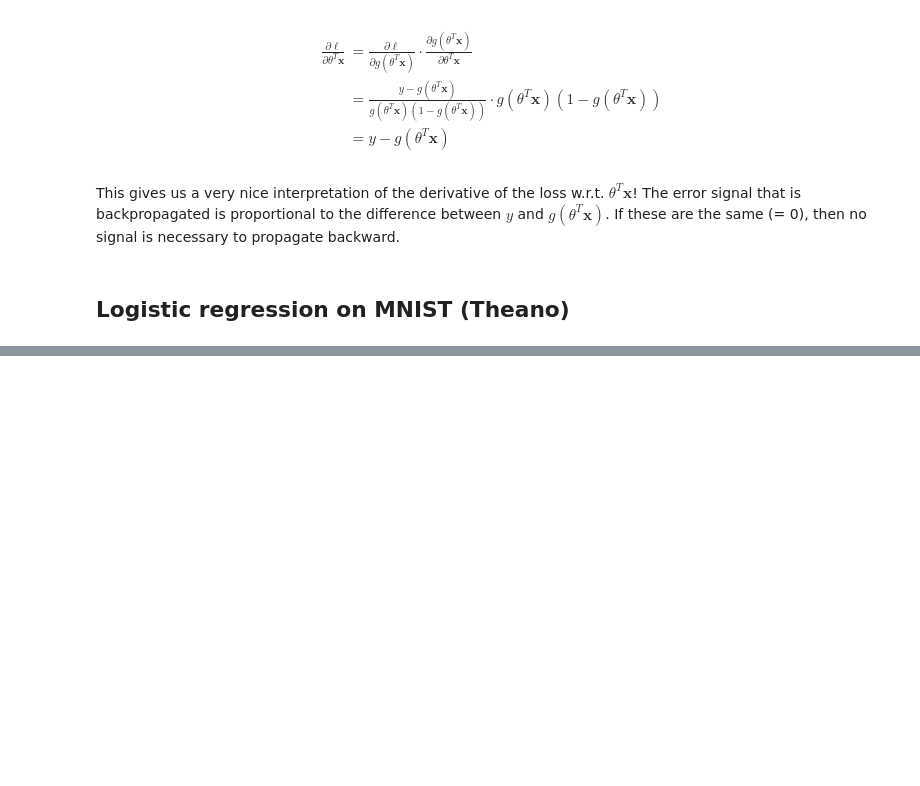
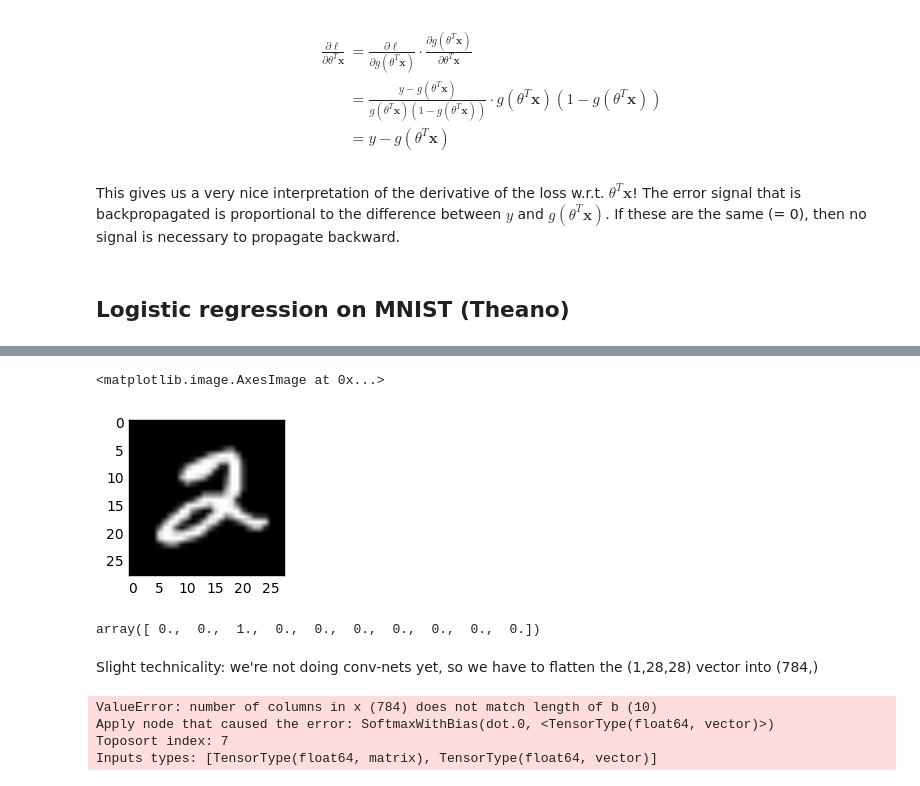
Before and after one commit to christopher-beckham/inf6953h, a Jupyter notebook: intro.ipynb, the cells around one changed output, grey strips where cells are left out. Drawn from its saved outputs; the diff is of its cells as text; code cells hidden in the pictures; blank space fills up the shorter version.

```diff
--- a/intro.ipynb
+++ b/intro.ipynb
@@ -506,0 +556,4 @@ $$ g(\mathbf{z}) = softmax(\mathbf{z}) $$
+# %%
+reload(datasets)
+import datasets
+X_train, y_train, X_valid, y_valid, _, _ = datasets.load_mnist()
@@ -506,0 +568,12 @@ $$ g(\mathbf{z}) = softmax(\mathbf{z}) $$
+# %%
+plt.figure(figsize=(2,2))
+plt.imshow(X_train[5][0], cmap="gray")
+# %% [output]
+<matplotlib.image.AxesImage at 0x...>
+[figure, added]
+# %%
+y_train[5]
+# %% [output]
+array([ 0.,  0.,  1.,  0.,  0.,  0.,  0.,  0.,  0.,  0.])
+# %% [markdown]
+Slight technicality: we're not doing conv-nets yet, so we have to flatten the (1,28,28) vector into (784,)
@@ -506,0 +584,7 @@ $$ g(\mathbf{z}) = softmax(\mathbf{z}) $$
+# %%
+this_loss, this_acc = train_fn(X_train[0:10], y_train[0:10])
+# %% [output]
+ValueError: number of columns in x (784) does not match length of b (10)
+Apply node that caused the error: SoftmaxWithBias(dot.0, <TensorType(float64, vector)>)
+Toposort index: 7
+Inputs types: [TensorType(float64, matrix), TensorType(float64, vector)]
```
Also changed, not shown: parts of 25 cells of this notebook, 2 other files.
